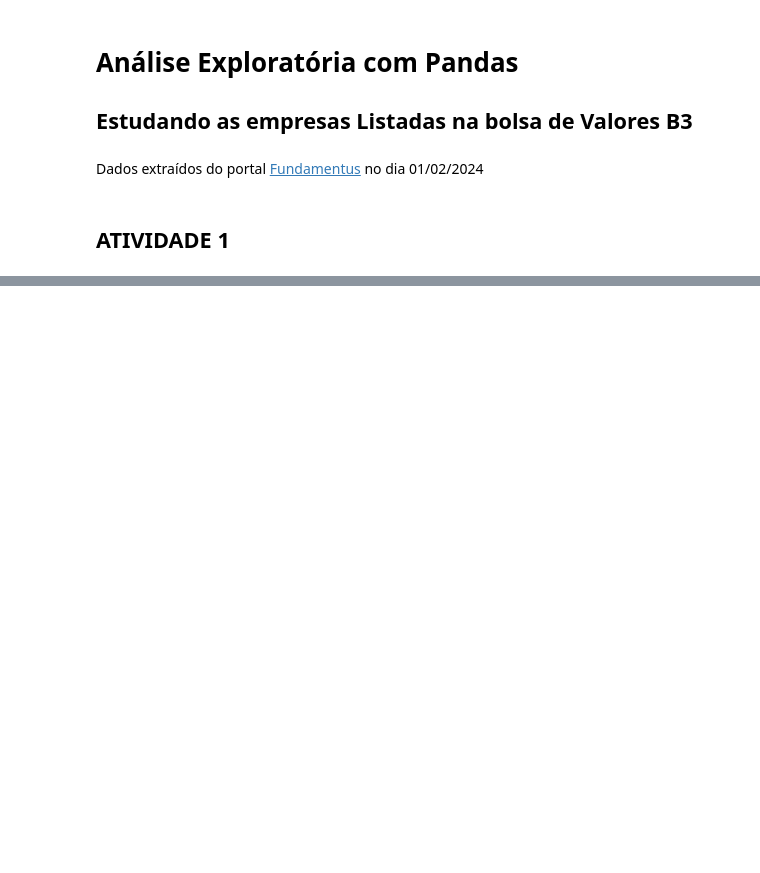
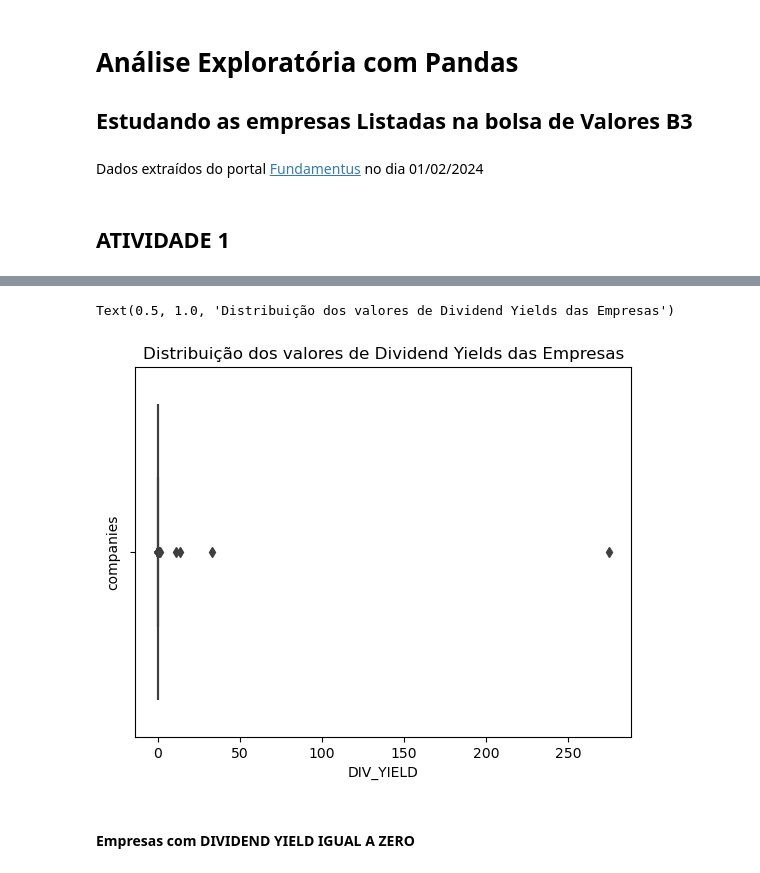
Before and after one commit to MaercioMamedes/Analise_Bolsa_com_Python, a Jupyter notebook: analise_b3.ipynb, the cells around one changed output, grey strips where cells are left out. Cells and saved outputs as stored; diff of their text form; code cells hidden in the pictures; blank space fills up the shorter version.

```diff
--- a/analise_b3.ipynb
+++ b/analise_b3.ipynb
@@ -154,0 +399,11 @@ dividend_top['DIV_YIELD'].describe()
+# %%
+# Boxplot com todos os dados da coluna DIV_YIELD
+
+sns.boxplot(x='DIV_YIELD', data=data.sort_values(by='DIV_YIELD'))
+plt.ylabel('companies')
+plt.title('Distribuição dos valores de Dividend Yields das Empresas')
+# %% [output]
+Text(0.5, 1.0, 'Distribuição dos valores de Dividend Yields das Empresas')
+[figure, added]
+# %% [markdown]
+#### Empresas com  DIVIDEND YIELD IGUAL A ZERO
```
Also changed, not shown: parts of 72 cells of this notebook, 1 other file.
